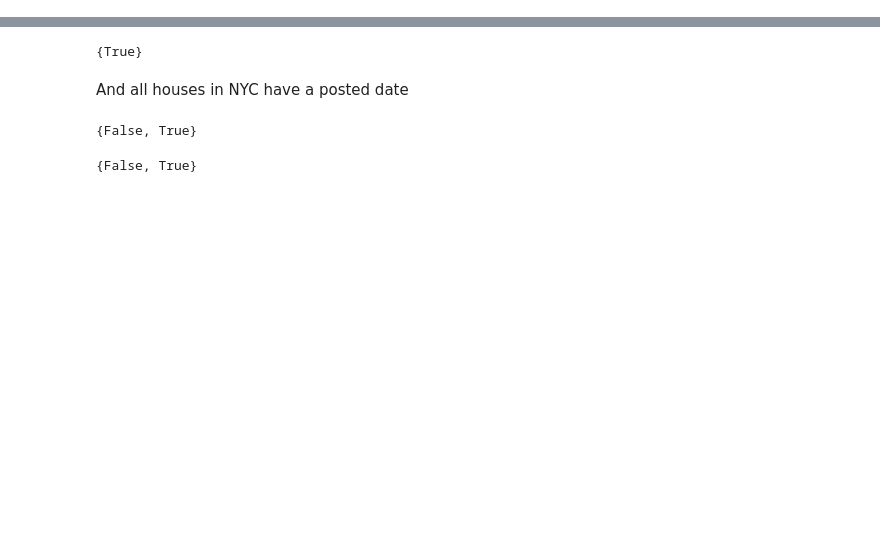
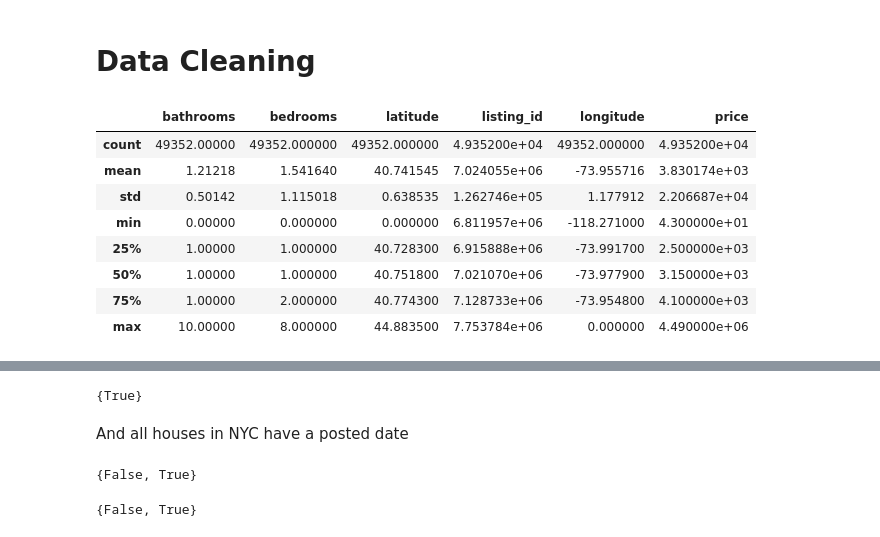
Before and after one commit to DrewPritchard/BigData_PSTAT235, a Jupyter notebook: Report.ipynb, the cells around one changed output, grey strips where cells are left out. Saved outputs shown, nothing was run; the diff lists cells and outputs as text; code cells hidden in the pictures; blank space fills up the shorter version.

```diff
--- a/Report.ipynb
+++ b/Report.ipynb
@@ -45,0 +42,15 @@ So as you can see all houses in newyork have at least 0 bathrooms and have at le
+# %% [markdown]
+# Data Cleaning
+# %%
+## Summary statistics for numerical columns
+data_pd.describe()
+# %% [output]
+|  | bathrooms | bedrooms | latitude | listing_id | longitude | price |
+| count | 49352.00000 | 49352.000000 | 49352.000000 | 4.935200e+04 | 49352.000000 | 4.935200e+04 |
+| mean | 1.21218 | 1.541640 | 40.741545 | 7.024055e+06 | -73.955716 | 3.830174e+03 |
+| std | 0.50142 | 1.115018 | 0.638535 | 1.262746e+05 | 1.177912 | 2.206687e+04 |
+| min | 0.00000 | 0.000000 | 0.000000 | 6.811957e+06 | -118.271000 | 4.300000e+01 |
+| 25% | 1.00000 | 1.000000 | 40.728300 | 6.915888e+06 | -73.991700 | 2.500000e+03 |
+| 50% | 1.00000 | 1.000000 | 40.751800 | 7.021070e+06 | -73.977900 | 3.150000e+03 |
+| 75% | 1.00000 | 2.000000 | 40.774300 | 7.128733e+06 | -73.954800 | 4.100000e+03 |
+| max | 10.00000 | 8.000000 | 44.883500 | 7.753784e+06 | 0.000000 | 4.490000e+06 |
```
Also changed, not shown: parts of 35 cells of this notebook, 1 other file.
